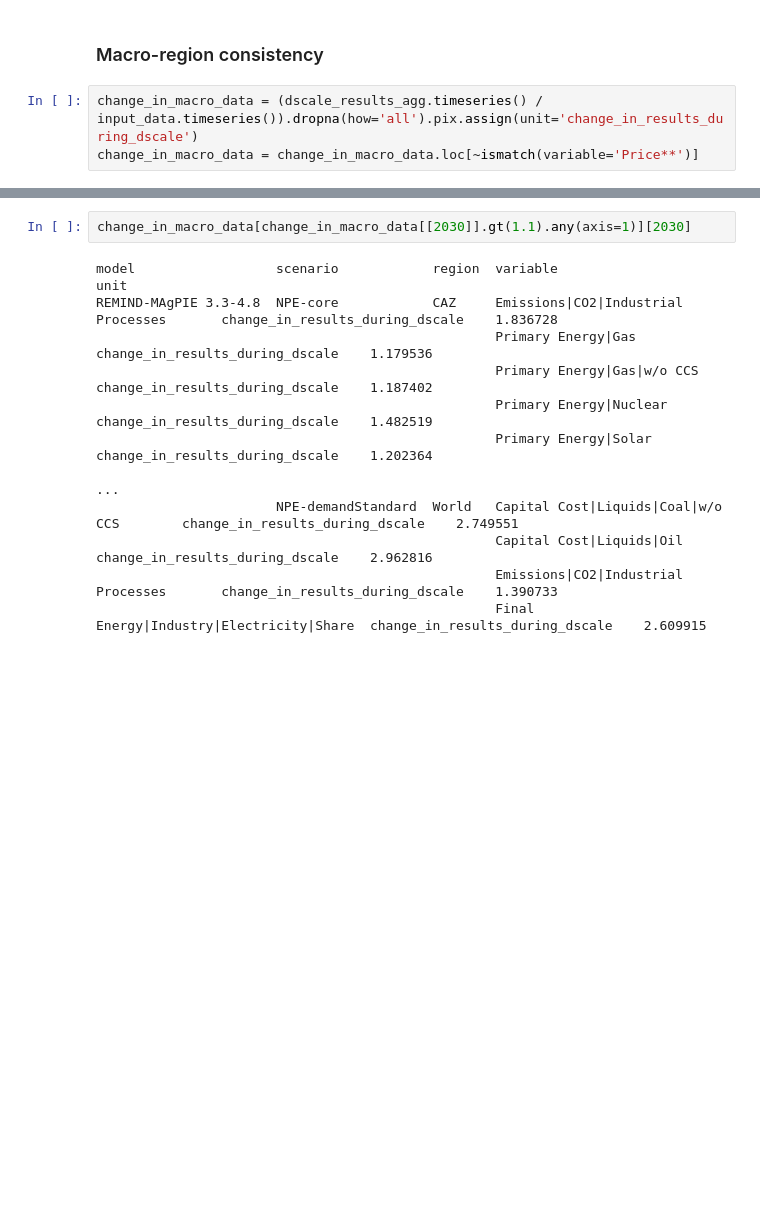
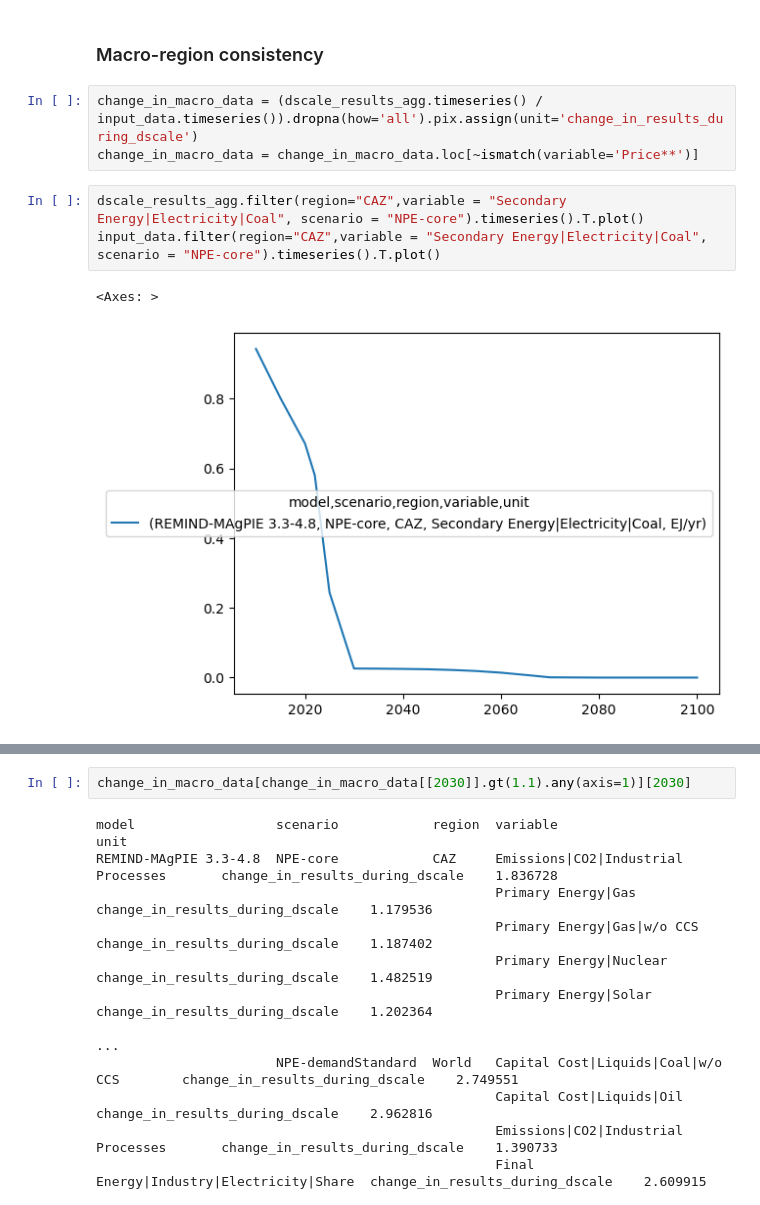
Before and after one commit to fabiosferra/DSCALE, a Jupyter notebook: notebook/explore_results.ipynb, the cells around one changed output, grey strips where cells are left out. Drawn from its saved outputs; the diff is of its cells as text; blank space fills up the shorter version.

```diff
--- a/notebook/explore_results.ipynb
+++ b/notebook/explore_results.ipynb
@@ -161,3 +163,9 @@ dscale_results_agg = create_macro_df(dscale_results)
 # %%
 change_in_macro_data = (dscale_results_agg.timeseries() / input_data.timeseries()).dropna(how='all').pix.assign(unit='change_in_results_during_dscale')
 change_in_macro_data = change_in_macro_data.loc[~ismatch(variable='Price**')]
+# %%
+dscale_results_agg.filter(region="CAZ",variable = "Secondary Energy|Electricity|Coal", scenario = "NPE-core").timeseries().T.plot()
+input_data.filter(region="CAZ",variable = "Secondary Energy|Electricity|Coal", scenario = "NPE-core").timeseries().T.plot()
+# %% [output]
+<Axes: >
+[figure, added]
```
Also changed, not shown: parts of 9 cells of this notebook, 3 other files.
